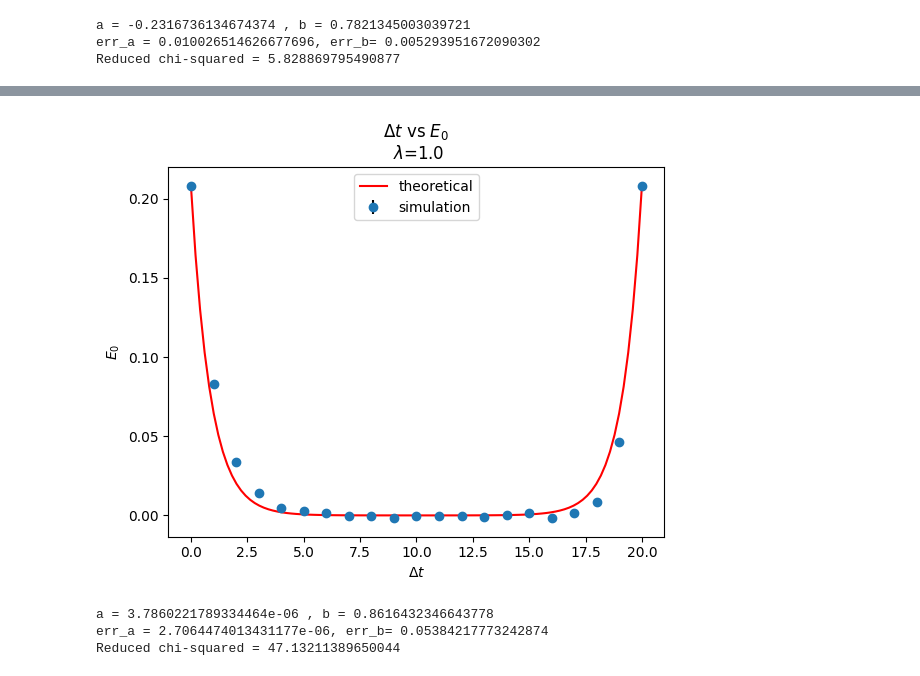
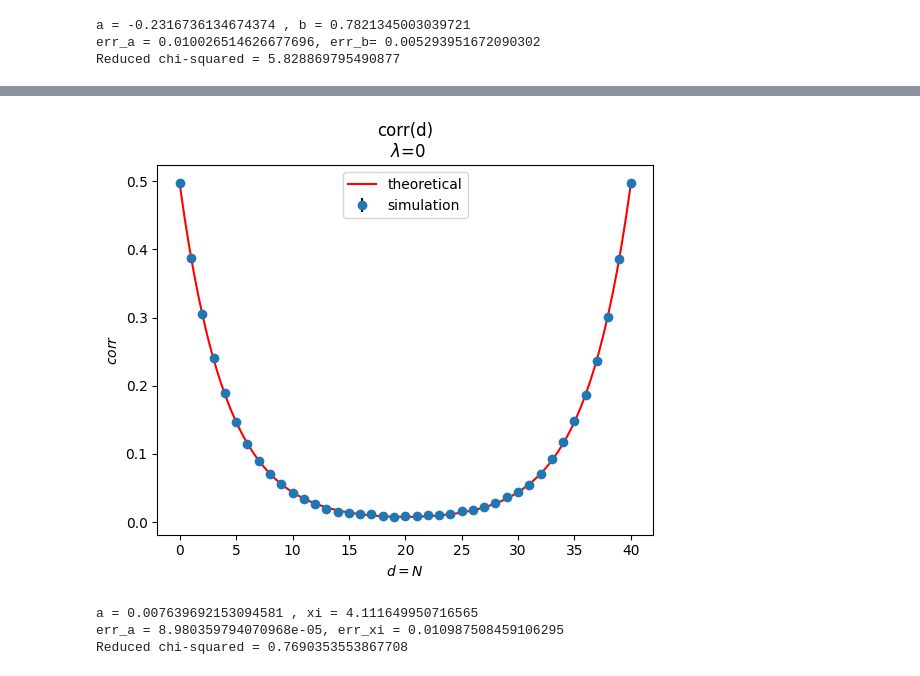
Before and after one commit to SoyAgustin/QF-Path-Integral, a Jupyter notebook: Notebooks_Py/oscillator.ipynb, the cells around one changed output, grey strips where cells are left out. Cells and saved outputs as stored; diff of their text form; code cells hidden in the pictures.

Commit message:
notebook con datos fortran, se incluyeron klos datos esta vez

```diff
--- a/Notebooks_Py/oscillator.ipynb
+++ b/Notebooks_Py/oscillator.ipynb
@@ -157,9 +157,9 @@ Reduced chi-squared = 5.828869795490877
 # %%
 def corr_plot(x,y,yerr,lambda_):
     def theoretical_corr(x,a,xi):
-        return a*np.cosh((x-10)/xi)
+        return a*np.cosh((x-20)/xi)
 
-    x_theo = np.linspace(0,20,100)
+    x_theo = np.linspace(0,40,100)
 
     popt,pcov = curve_fit(theoretical_corr,x,y,sigma=yerr)
 
@@ -216,11 +194,14 @@ Reduced chi-squared = 72.82551644184457
-# %%
-x = np.arange(0,21,1)
-y = [0.207949, 0.083072, 0.033717, 0.014350, 0.004877, 0.002944, 0.001588, -0.000676, -0.000216, -0.001650, -0.000327, -0.000277, -0.000253, -0.001291, 0.000030, 0.001694, -0.001729, 0.001334, 0.008603, 0.046498, 0.207949]
-yerr = [0.001338, 0.001128, 0.001123, 0.001123, 0.001119, 0.001114, 0.001119, 0.001121, 0.001119, 0.001117, 0.001117, 0.001119, 0.001128, 0.001122, 0.001120, 0.001103, 0.001124, 0.001118, 0.001118, 0.001092, 0.001338]
-lambda_ = 1.0
-corr_plot(x,y,yerr,lambda_)
-# %% [output]
-[figure, removed]
-a = 3.7860221789334464e-06 , b = 0.8616432346643778
-err_a = 2.7064474013431177e-06, err_b= 0.05384217773242874
-Reduced chi-squared = 47.13211389650044
+# %%
+x = np.arange(0,41,1)
+
+data  = pd.read_csv(r"Datos/oscillatorF/corr_l0.csv")
+y = data[" corr"]
+yerr = data[" err"]
+
+lambda_ = 0
+corr_plot(x,y,yerr,lambda_)
+# %% [output]
+[figure, added]
+a = 0.007639692153094581 , xi = 4.111649950716565
+err_a = 8.980359794070968e-05, err_xi = 0.010987508459106295
+Reduced chi-squared = 0.7690353553867708
```
Also changed, not shown: parts of 4 cells of this notebook, 8 other files.
